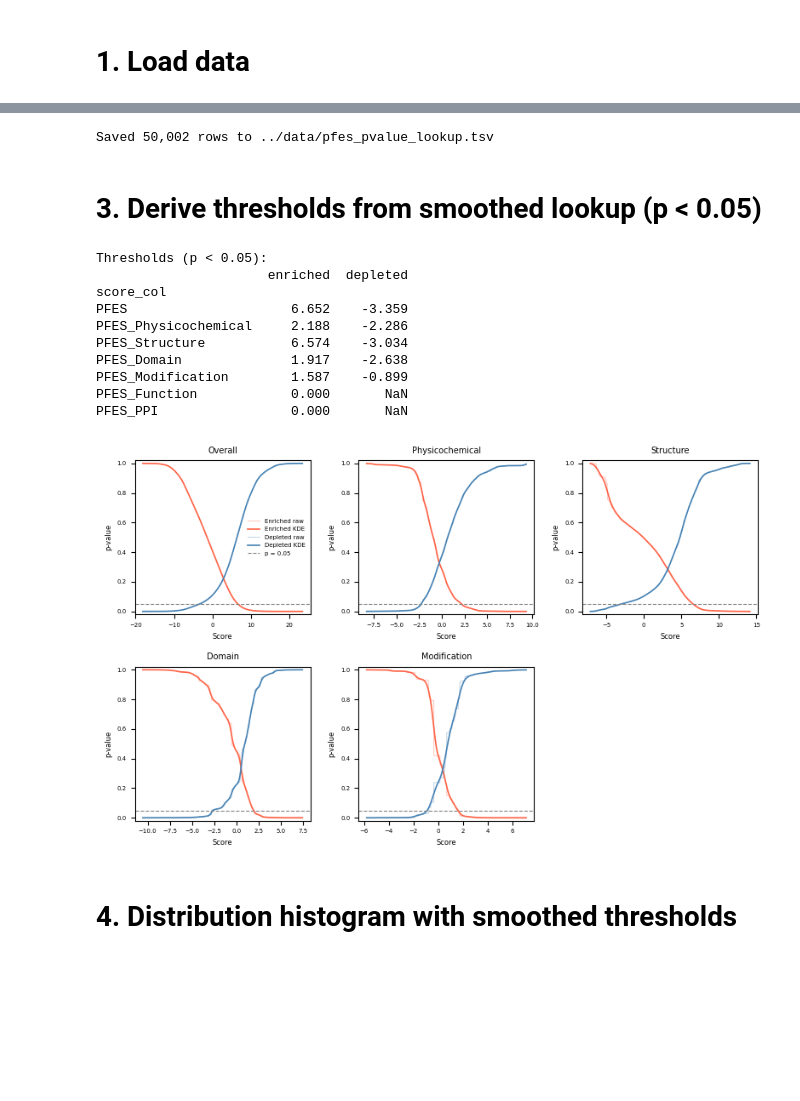
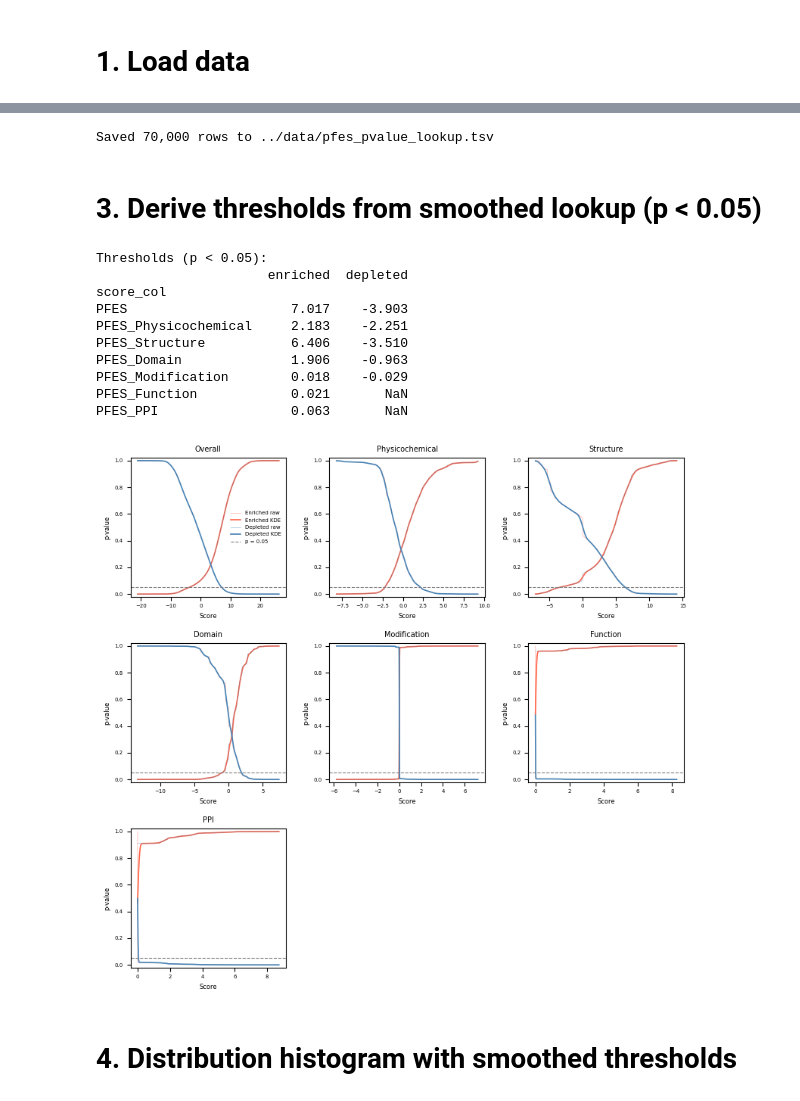
Before and after one commit to broadinstitute/missense-pfes, a Jupyter notebook: notebooks/PFES_empirical_stats.ipynb, the cells around one changed output, grey strips where cells are left out. Cells and saved outputs as stored; diff of their text form; code cells hidden in the pictures; blank space fills up the shorter version.

```diff
--- a/notebooks/PFES_empirical_stats.ipynb
+++ b/notebooks/PFES_empirical_stats.ipynb
@@ -9,17 +9,23 @@ import matplotlib.pyplot as plt
 import matplotlib.ticker as mticker
 from scipy import stats
 
-final_dir = '/media/drive2/seulki/Project/Missense_2025/data/variant-2025Q4'
-case = pd.read_csv(f'{final_dir}/final_case_annotation_score_vep.txt', delimiter='\t',low_memory=False)
-control = pd.read_csv(f'{final_dir}/final_control_annotation_score_vep.txt', delimiter='\t',low_memory=False)
+# final_dir = '/media/drive2/seulki/Project/Missense_2025/data/variant-2025Q4'
+# case = pd.read_csv(f'{final_dir}/final_case_annotation_score_vep.txt', delimiter='\t',low_memory=False)
+# control = pd.read_csv(f'{final_dir}/final_control_annotation_score_vep.txt', delimiter='\t',low_memory=False)
+
+case = pd.read_csv('../data/case_pfes.tsv', delimiter='\t')
+control = pd.read_csv('../data/control_pfes.tsv', delimiter='\t')
+
+# case.replace(0, np.nan, inplace=True)
+# control.replace(0, np.nan, inplace=True)
 
 home_dir = '..'
 
 SCORE_COLS     = ['PFES', 'PFES_Physicochemical', 'PFES_Structure',
                   'PFES_Domain', 'PFES_Modification', 'PFES_Function', 'PFES_PPI']
-PRESENCE_BASED = {'PFES_Function', 'PFES_PPI'}
+PRESENCE_BASED = {}#'PFES_Function', 'PFES_PPI'}
 N_STEPS        = 10_000
 
-print(f"Case:    {len(case):,} variants (read from {final_dir}/final_case_annotation_score_vep.txt)")
-print(f"Control: {len(control):,} variants (read from {final_dir}/final_control_annotation_score_vep.txt)")
+print(f"Case:    {len(case):,} variants (read from ../data/case_pfes.tsv)")
+print(f"Control: {len(control):,} variants (read from ../data/control_pfes.tsv)")
 # %% [output]
@@ -52,7 +64,7 @@ for col in SCORE_COLS:
 
     if col in PRESENCE_BASED:
         records.append({'score_col': col, 'pfes_value': 0.0,
-                        'p_enriched': np.nan, 'p_depleted': np.nan,
+                        'p_case': np.nan, 'p_control': np.nan,
                         'presence_based': True})
         continue
 
@@ -63,17 +75,17 @@ for col in SCORE_COLS:
     cdf_ctrl = kde_cdf(ct, vals)
     cdf_case = kde_cdf(c,  vals)
 
-    for v, p_enr, p_dep in zip(vals, 1 - cdf_ctrl, cdf_case):
+    for v, p_case, p_control in zip(vals, cdf_case, 1 - cdf_ctrl):
         records.append({'score_col': col, 'pfes_value': round(v, 6),
-                        'p_enriched': round(float(p_enr), 6),
-                        'p_depleted': round(float(p_dep), 6),
+                        'p_case': round(float(p_case), 6),
+                        'p_control': round(float(p_control), 6),
                         'presence_based': False})
 
 lookup = pd.DataFrame(records)
 lookup.to_csv(f'{home_dir}/data/pfes_pvalue_lookup.tsv', sep='\t', index=False)
 print(f"Saved {len(lookup):,} rows to {home_dir}/data/pfes_pvalue_lookup.tsv")
 # %% [output]
-Saved 50,002 rows to ../data/pfes_pvalue_lookup.tsv
+Saved 70,000 rows to ../data/pfes_pvalue_lookup.tsv
 # %% [markdown]
 # 3. Derive thresholds from smoothed lookup (p < 0.05)
 # %%
@@ -83,11 +95,11 @@ for col in SCORE_COLS:
         thresholds[col] = {'enriched': 0.0, 'depleted': np.nan}
         continue
     sub = lookup[lookup['score_col'] == col]
-    enr = sub[sub['p_enriched'] < 0.05]['pfes_value']
-    dep = sub[sub['p_depleted'] < 0.05]['pfes_value']
+    enr = sub[sub['p_control'] < 0.05]['pfes_value']
+    dep = sub[sub['p_case'] < 0.05]['pfes_value']
     thresholds[col] = {
-        'enriched': enr.min() if not enr.empty else np.nan,
-        'depleted': dep.max() if not dep.empty else np.nan,
+        'enriched': max(enr.min(),0) if not enr.empty else np.nan,
+        'depleted': min(dep.max(),0) if not dep.empty else np.nan,
     }
 
 thresh_df = pd.DataFrame(thresholds).T
@@ -113,43 +125,43 @@ for ax, col in zip(axes, pcols):
     hi   = max(c.max(), ct.max())
     vals = np.linspace(lo, hi, N_STEPS)
 
     # Raw empirical
     p_enr_raw = np.array([np.mean(ct >= v) for v in vals])
     p_dep_raw = np.array([np.mean(c  <= v) for v in vals])
 
     # KDE-smoothed (from lookup)
     sub       = lookup[lookup['score_col'] == col].set_index('pfes_value')
-    p_enr_kde = np.interp(vals, sub.index, sub['p_enriched'])
-    p_dep_kde = np.interp(vals, sub.index, sub['p_depleted'])
+    p_enr_kde = np.interp(vals, sub.index, sub['p_case'])
+    p_dep_kde = np.interp(vals, sub.index, sub['p_control'])
 
     ax.plot(vals, p_enr_raw, color='tomato',    lw=0.6, alpha=0.4, label='Enriched raw')
     ax.plot(vals, p_enr_kde, color='tomato',    lw=1.2,            label='Enriched KDE')
     ax.plot(vals, p_dep_raw, color='steelblue', lw=0.6, alpha=0.4, label='Depleted raw')
     ax.plot(vals, p_dep_kde, color='steelblue', lw=1.2,            label='Depleted KDE')
     ax.axhline(0.05, color='gray', lw=0.8, ls='--', label='p = 0.05')
 
     label = col.replace('PFES_', '')
     ax.set_title(label if label != 'PFES' else 'Overall', fontsize=7)
     ax.set_xlabel('Score', fontsize=6)
     ax.set_ylabel('p-value', fontsize=6)
     ax.tick_params(labelsize=5)
     ax.set_ylim(-0.02, 1.02)
 
 axes[0].legend(fontsize=5, frameon=False)
 plt.tight_layout()
 plt.show()
 # %% [output]
 Thresholds (p < 0.05):
                       enriched  depleted
 score_col
-PFES                     6.652    -3.359
-PFES_Physicochemical     2.188    -2.286
-PFES_Structure           6.574    -3.034
-PFES_Domain              1.917    -2.638
-PFES_Modification        1.587    -0.899
-PFES_Function            0.000       NaN
-PFES_PPI                 0.000       NaN
+PFES                     7.017    -3.903
+PFES_Physicochemical     2.183    -2.251
+PFES_Structure           6.406    -3.510
+PFES_Domain              1.906    -0.963
+PFES_Modification        0.018    -0.029
+PFES_Function            0.021       NaN
+PFES_PPI                 0.063       NaN
-[figure, old version]
+[figure, new version]
 # %% [markdown]
 # 4. Distribution histogram with smoothed thresholds
 # %%
```
Also changed, not shown: parts of 6 cells of this notebook, 4 other files.
